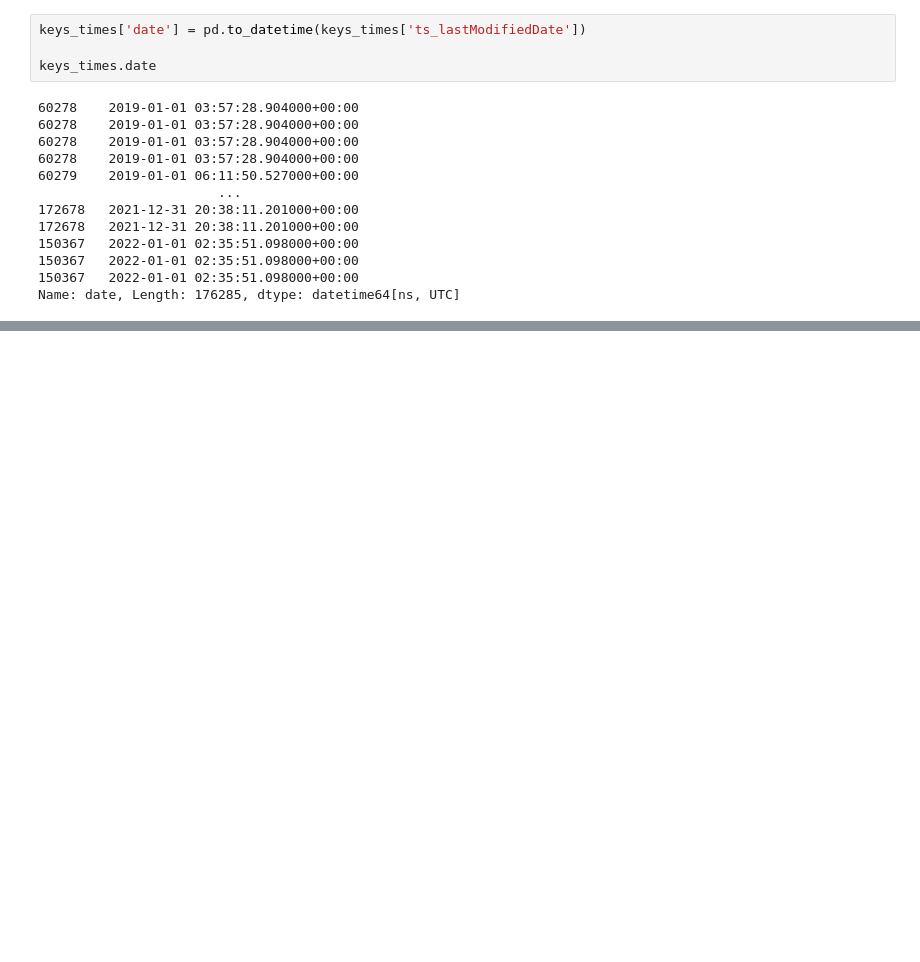
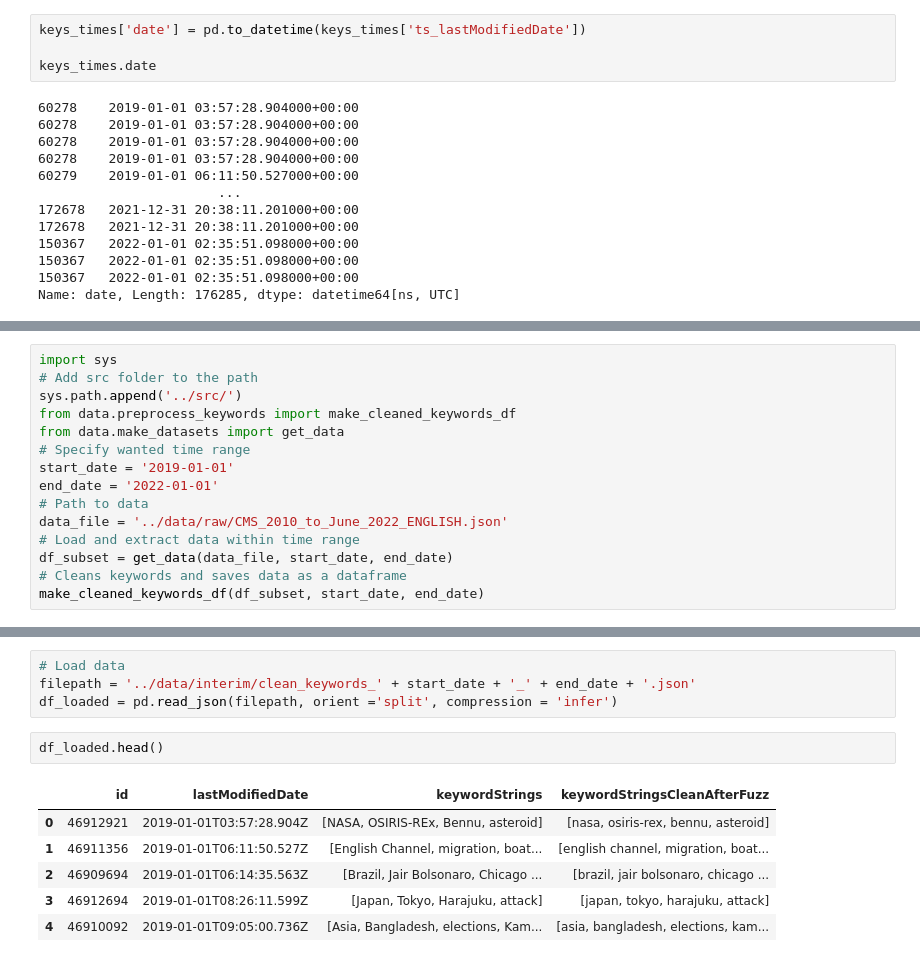
Before and after one commit to mariosakritas/NLP-methods-for-news-articles, a Jupyter notebook: notebooks/3-dashboard_WL.ipynb, the cells around one changed output, grey strips where cells are left out. Saved outputs shown, nothing was run; the diff lists cells and outputs as text; blank space fills up the shorter version.

```diff
--- a/notebooks/3-dashboard_WL.ipynb
+++ b/notebooks/3-dashboard_WL.ipynb
@@ -129,0 +151,15 @@ Name: date, Length: 176285, dtype: datetime64[ns, UTC]
+# %%
+import sys
+# Add src folder to the path
+sys.path.append('../src/')
+from data.preprocess_keywords import make_cleaned_keywords_df
+from data.make_datasets import get_data
+# Specify wanted time range
+start_date = '2019-01-01'
+end_date = '2022-01-01'
+# Path to data
+data_file = '../data/raw/CMS_2010_to_June_2022_ENGLISH.json'
+# Load and extract data within time range
+df_subset = get_data(data_file, start_date, end_date)
+# Cleans keywords and saves data as a dataframe
+make_cleaned_keywords_df(df_subset, start_date, end_date)
@@ -129,0 +174,13 @@ Name: date, Length: 176285, dtype: datetime64[ns, UTC]
+# %%
+# Load data
+filepath = '../data/interim/clean_keywords_' + start_date + '_' + end_date + '.json'
+df_loaded = pd.read_json(filepath, orient ='split', compression = 'infer')
+# %%
+df_loaded.head()
+# %% [output]
+|  | id | lastModifiedDate | keywordStrings | keywordStringsCleanAfterFuzz |
+| 0 | 46912921 | 2019-01-01T03:57:28.904Z | [NASA, OSIRIS-REx, Bennu, asteroid] | [nasa, osiris-rex, bennu, asteroid] |
+| 1 | 46911356 | 2019-01-01T06:11:50.527Z | [English Channel, migration, boat... | [english channel, migration, boat... |
+| 2 | 46909694 | 2019-01-01T06:14:35.563Z | [Brazil, Jair Bolsonaro, Chicago ... | [brazil, jair bolsonaro, chicago ... |
+| 3 | 46912694 | 2019-01-01T08:26:11.599Z | [Japan, Tokyo, Harajuku, attack] | [japan, tokyo, harajuku, attack] |
+| 4 | 46910092 | 2019-01-01T09:05:00.736Z | [Asia, Bangladesh, elections, Kam... | [asia, bangladesh, elections, kam... |
```
Also changed, not shown: parts of 3 cells of this notebook, 2 other files.
